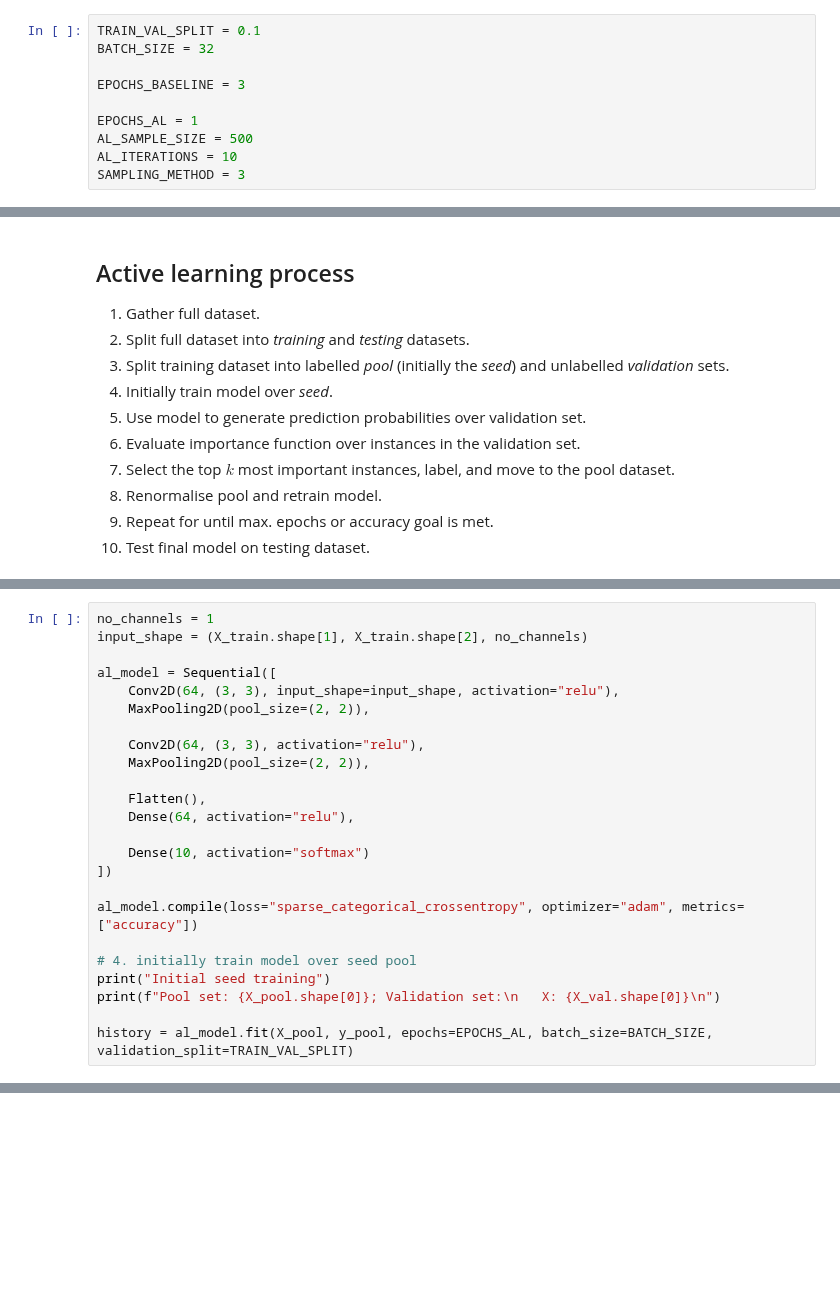
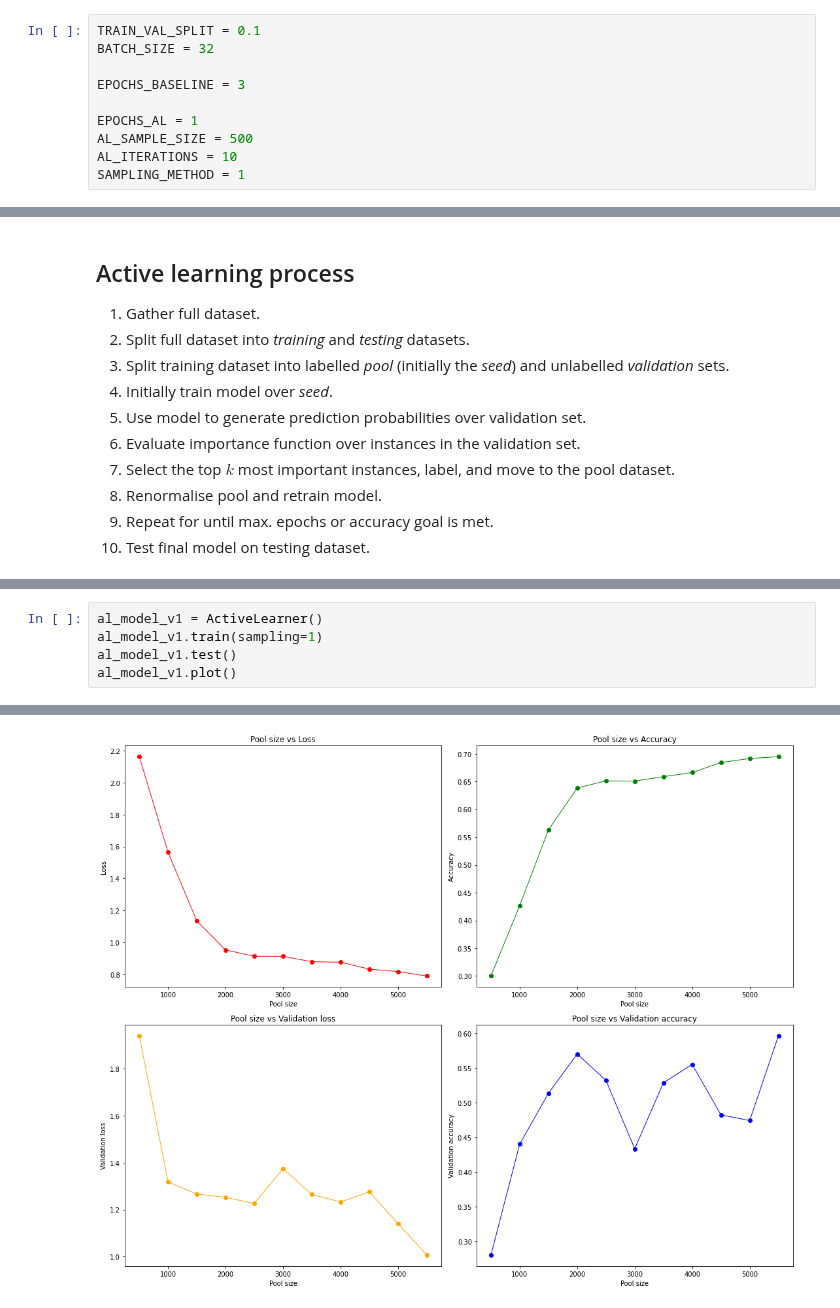
Before and after one commit to gittmp/sustainable-risk-modelling, a Jupyter notebook: Program/active-learning.ipynb, the cells around one changed output, grey strips where cells are left out. Saved outputs shown, nothing was run; the diff lists cells and outputs as text; blank space fills up the shorter version.

Commit message:
refactored into class model such that different sampling methods can be easily compared

```diff
--- a/Program/active-learning.ipynb
+++ b/Program/active-learning.ipynb
@@ -11,7 +11,7 @@ EPOCHS_BASELINE = 3
 EPOCHS_AL = 1
 AL_SAMPLE_SIZE = 500
 AL_ITERATIONS = 10
-SAMPLING_METHOD = 3
+SAMPLING_METHOD = 1
 # %% [markdown]
 ### Imports
 # %%
@@ -151,24 +127,0 @@ sample size = 500
-# %%
-no_channels = 1
-input_shape = (X_train.shape[1], X_train.shape[2], no_channels)
-
-al_model = Sequential([
-    Conv2D(64, (3, 3), input_shape=input_shape, activation="relu"),
-    MaxPooling2D(pool_size=(2, 2)),
-
-    Conv2D(64, (3, 3), activation="relu"),
-    MaxPooling2D(pool_size=(2, 2)),
-
-    Flatten(),
-    Dense(64, activation="relu"),
-
-    Dense(10, activation="softmax")
-])
-
-al_model.compile(loss="sparse_categorical_crossentropy", optimizer="adam", metrics=["accuracy"])
-
-# 4. initially train model over seed pool
-print("Initial seed training")
-print(f"Pool set: {X_pool.shape[0]}; Validation set:\n   X: {X_val.shape[0]}\n")
-
-history = al_model.fit(X_pool, y_pool, epochs=EPOCHS_AL, batch_size=BATCH_SIZE, validation_split=TRAIN_VAL_SPLIT)
@@ -295,0 +290,6 @@ plt.show()
+# %%
+al_model_v1 = ActiveLearner()
+al_model_v1.train(sampling=1)
+al_model_v1.test()
+al_model_v1.plot()
+# %% [output]
@@ -295,0 +313 @@ plt.show()
+[figure, added]
```
Also changed, not shown: parts of 20 cells of this notebook.
